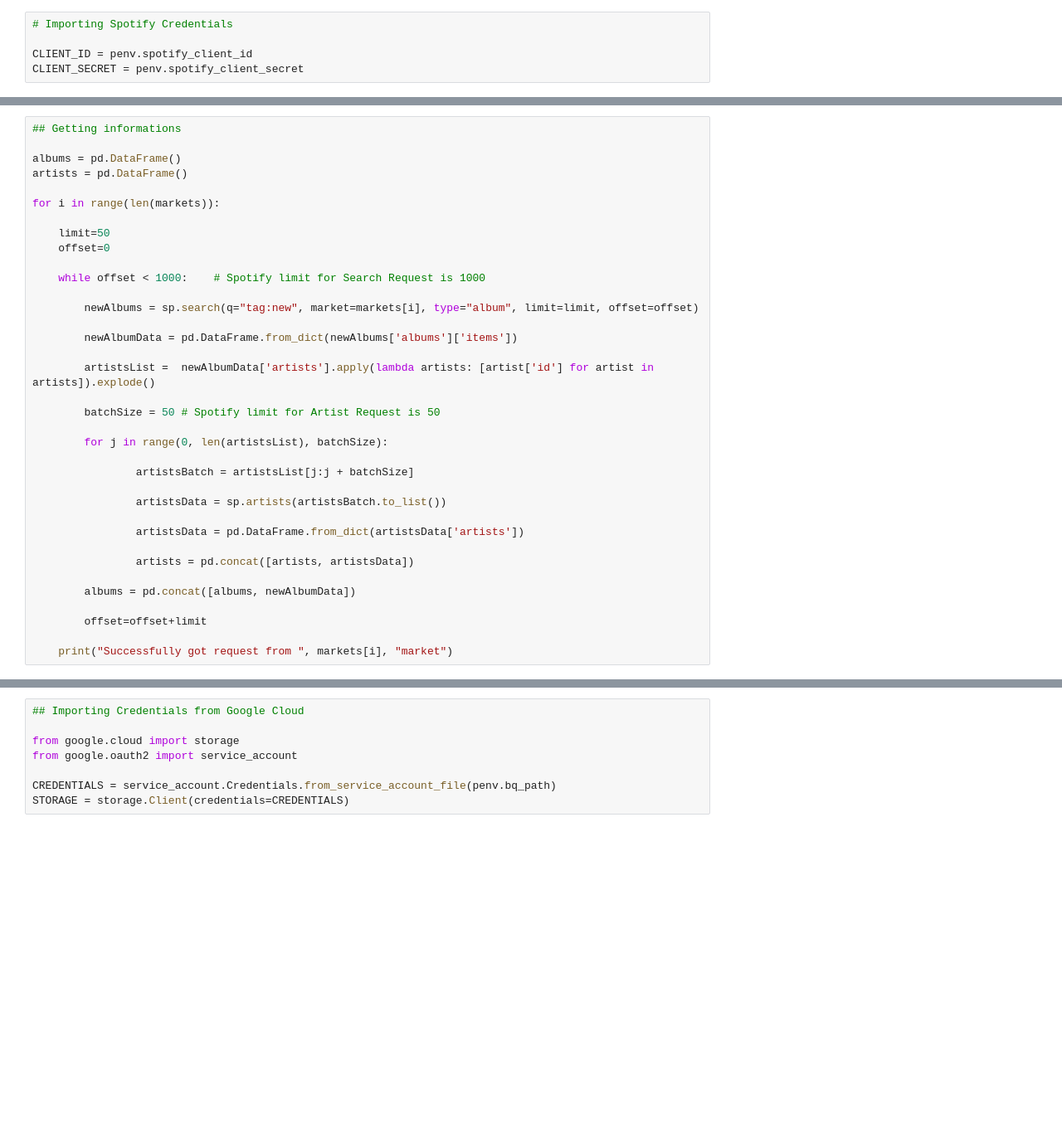
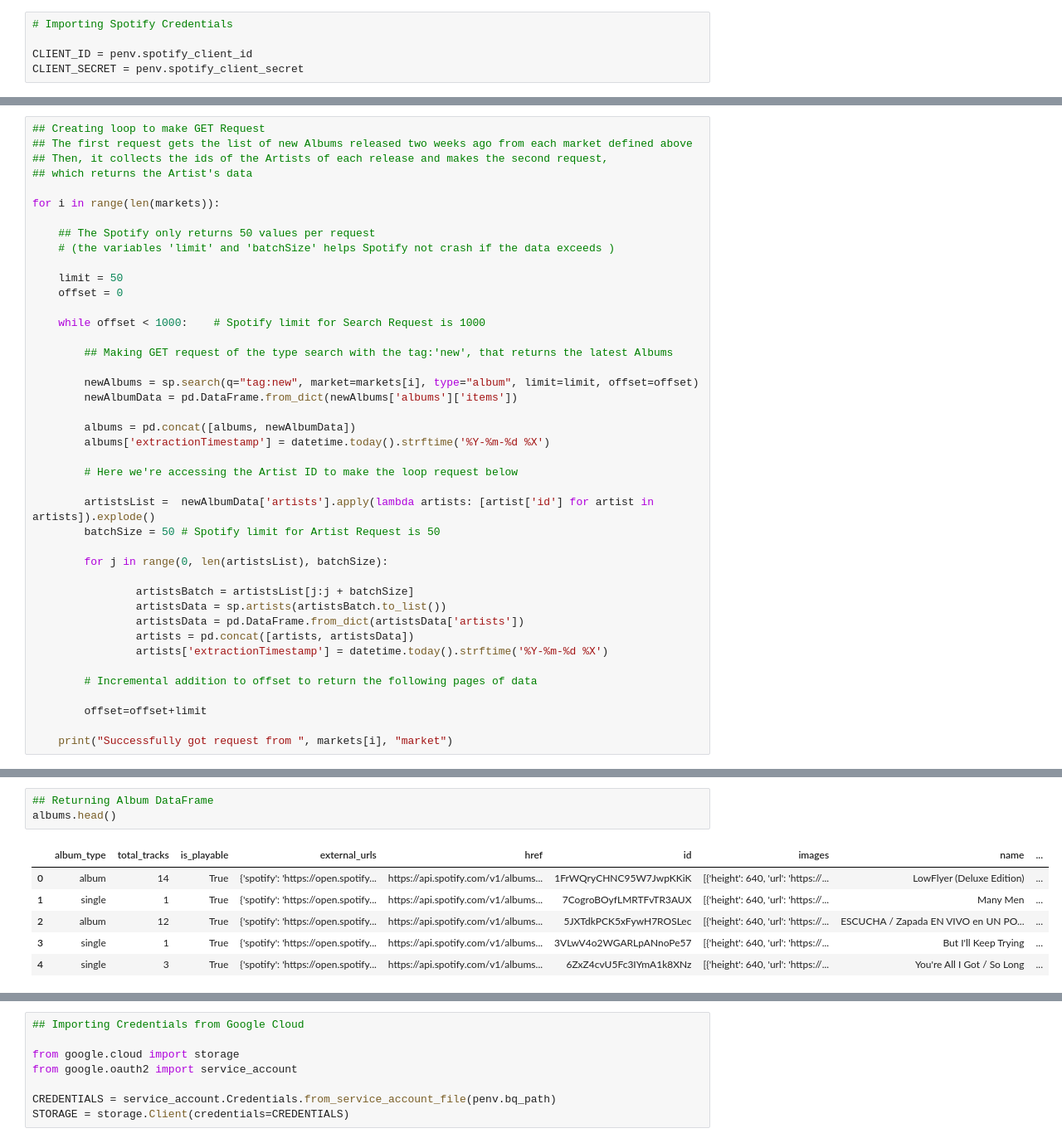
Before and after one commit to julianasampar/pyprojects, a Jupyter notebook: pipelines/spotify_api_v0/exploratory_nb_spotify_api_test.ipynb, the cells around one changed output, grey strips where cells are left out. Shown: that part at 83% size. Cells and saved outputs as stored; diff of their text form; blank space fills up the shorter version.

```diff
--- a/pipelines/spotify_api_v0/exploratory_nb_spotify_api_test.ipynb
+++ b/pipelines/spotify_api_v0/exploratory_nb_spotify_api_test.ipynb
@@ -47,35 +51,41 @@ markets = [
 # %%
-## Getting informations
-
-albums = pd.DataFrame()
-artists = pd.DataFrame()
+## Creating loop to make GET Request
+## The first request gets the list of new Albums released two weeks ago from each market defined above
+## Then, it collects the ids of the Artists of each release and makes the second request,
+## which returns the Artist's data
 
 for i in range(len(markets)):
 
-    limit=50
-    offset=0
+    ## The Spotify only returns 50 values per request
+    # (the variables 'limit' and 'batchSize' helps Spotify not crash if the data exceeds )
+
+    limit = 50
+    offset = 0
 
     while offset < 1000:    # Spotify limit for Search Request is 1000
 
+        ## Making GET request of the type search with the tag:'new', that returns the latest Albums
+
         newAlbums = sp.search(q="tag:new", market=markets[i], type="album", limit=limit, offset=offset)
-
         newAlbumData = pd.DataFrame.from_dict(newAlbums['albums']['items'])
 
+        albums = pd.concat([albums, newAlbumData])
+        albums['extractionTimestamp'] = datetime.today().strftime('%Y-%m-%d %X')
+
+        # Here we're accessing the Artist ID to make the loop request below
+
         artistsList =  newAlbumData['artists'].apply(lambda artists: [artist['id'] for artist in artists]).explode()
-
         batchSize = 50 # Spotify limit for Artist Request is 50
 
         for j in range(0, len(artistsList), batchSize):
 
                 artistsBatch = artistsList[j:j + batchSize]
+                artistsData = sp.artists(artistsBatch.to_list())
+                artistsData = pd.DataFrame.from_dict(artistsData['artists'])
+                artists = pd.concat([artists, artistsData])
+                artists['extractionTimestamp'] = datetime.today().strftime('%Y-%m-%d %X')
 
-                artistsData = sp.artists(artistsBatch.to_list())
-
-                artistsData = pd.DataFrame.from_dict(artistsData['artists'])
-
-                artists = pd.concat([artists, artistsData])
-
-        albums = pd.concat([albums, newAlbumData])
+        # Incremental addition to offset to return the following pages of data
 
         offset=offset+limit
 
@@ -100,0 +96,10 @@ Successfully got request from  BD market
+# %%
+## Returning Album DataFrame
+albums.head()
+# %% [output]
+|  | album_type | total_tracks | is_playable | external_urls | href | id | images | name | ... |
+| 0 | album | 14 | True | {'spotify': 'https://open.spotify... | https://api.spotify.com/v1/albums... | 1FrWQryCHNC95W7JwpKKiK | [{'height': 640, 'url': 'https://... | LowFlyer (Deluxe Edition) | ... |
+| 1 | single | 1 | True | {'spotify': 'https://open.spotify... | https://api.spotify.com/v1/albums... | 7CogroBOyfLMRTFvTR3AUX | [{'height': 640, 'url': 'https://... | Many Men | ... |
+| 2 | album | 12 | True | {'spotify': 'https://open.spotify... | https://api.spotify.com/v1/albums... | 5JXTdkPCK5xFywH7ROSLec | [{'height': 640, 'url': 'https://... | ESCUCHA / Zapada EN VIVO en UN PO... | ... |
+| 3 | single | 1 | True | {'spotify': 'https://open.spotify... | https://api.spotify.com/v1/albums... | 3VLwV4o2WGARLpANnoPe57 | [{'height': 640, 'url': 'https://... | But I'll Keep Trying | ... |
+| 4 | single | 3 | True | {'spotify': 'https://open.spotify... | https://api.spotify.com/v1/albums... | 6ZxZ4cvU5Fc3IYmA1k8XNz | [{'height': 640, 'url': 'https://... | You're All I Got / So Long | ... |
```
Also changed, not shown: parts of 9 cells of this notebook.
